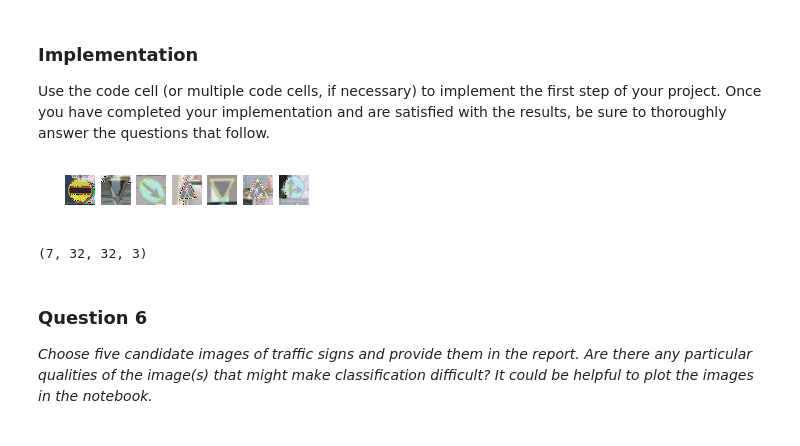
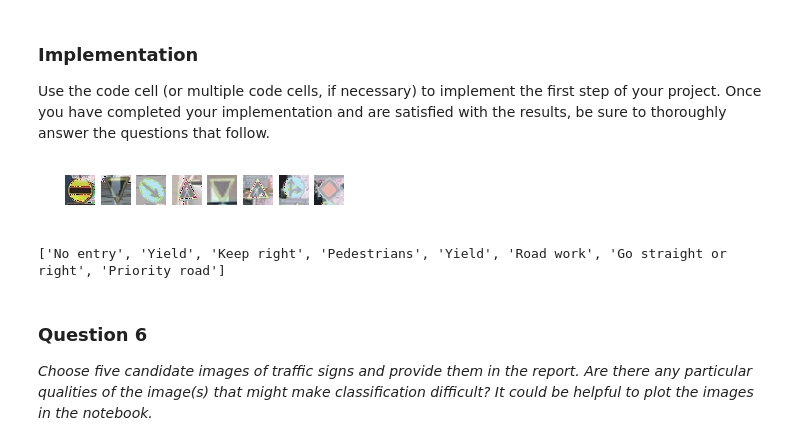
Before and after one commit to rafiquemt/CarND-Traffic-Sign-Classifier-Project, a Jupyter notebook: Traffic_Sign_Classifier.ipynb, the cells around one changed output. Cells and saved outputs as stored; diff of their text form; code cells hidden in the pictures.

```diff
--- a/Traffic_Sign_Classifier.ipynb
+++ b/Traffic_Sign_Classifier.ipynb
@@ -414,28 +413,36 @@ Use the code cell (or multiple code cells, if necessary) to implement the first
 # %%
 ### Load the images and plot them here.
 ### Feel free to use as many code cells as needed.
 file_list = ['t1.ppm', '2-yield.jpg', '3-go-right-38.jpg', '4-pedestrians-27.jpg',
-             '5-yield-13.jpg', '6-roadwork-25.jpg', '7-gostraightright-37.jpg']
-y_extra = [17, 13, 38, 27, 13, 25, 37]
+             '5-yield-13.jpg', '6-roadwork-25.jpg', '7-gostraightright-37.jpg', '8-priorityroad-12.jpg']
+y_extra = [17, 13, 38, 27, 13, 25, 36, 12]
+
+# file_list = ['t1.ppm', '3-go-right-38.jpg', '4-pedestrians-27.jpg',
+#              '5-yield-13.jpg', '6-roadwork-25.jpg']
+# y_extra = [17, 38, 27, 13, 25]
 
 # no entry
 extra_test = np.zeros((len(file_list), 32, 32, 3))
 
 fig = plt.figure(figsize=(5, 1))
 i = 0
 for testImg in file_list:
     image = cv2.imread("extra/" + testImg)
     extra_test[i] = image
     fig.add_subplot(1, 8, i+1)
     plt.axis('off')
     plt.imshow(extra_test[i])
     i = i + 1
 
 plt.show()
-print (extra_test.shape)
+expected_signs = []
+for yi in y_extra:
+    expected_signs.append(sign_mapping[yi])
+    pass
+print (expected_signs)
 # %% [output]
-[figure, old version]
+[figure, new version]
-(7, 32, 32, 3)
+['No entry', 'Yield', 'Keep right', 'Pedestrians', 'Yield', 'Road work', 'Go straight or right', 'Priority road']
 # %% [markdown]
 ### Question 6
 
```
Also changed, not shown: parts of 12 cells of this notebook, 1 other file.
